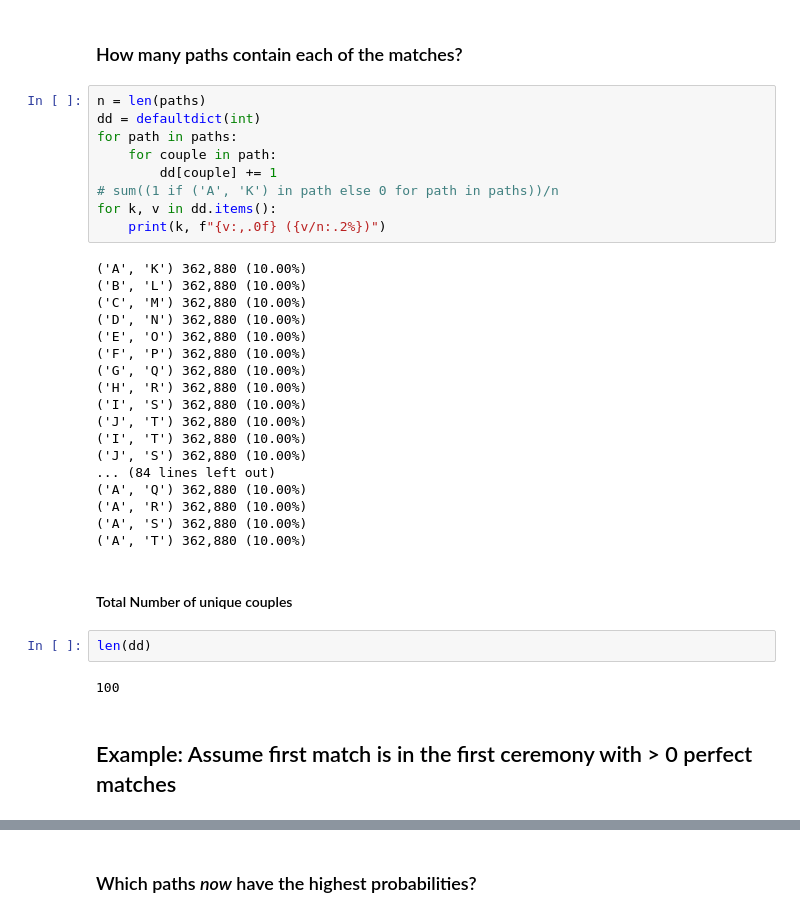
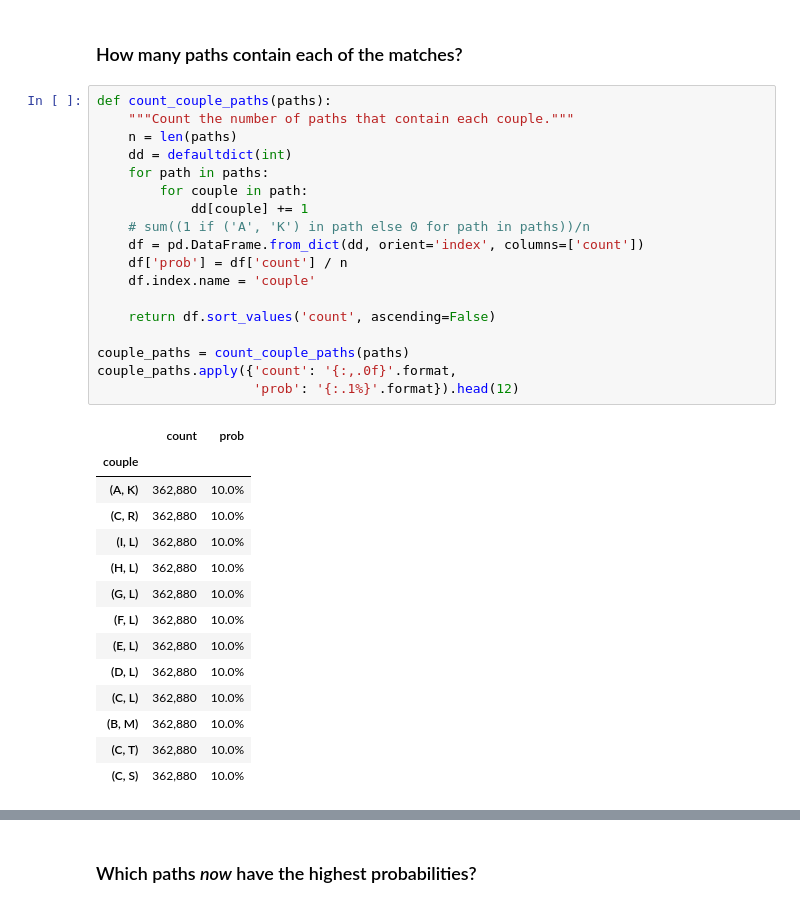
Before and after one commit to dgoodman1/are_you_the_one, a Jupyter notebook: Are You the One Modeling.ipynb, the cells around one changed output, grey strips where cells are left out. Drawn from its saved outputs; the diff is of its cells as text.

```diff
--- a/Are You the One Modeling.ipynb
+++ b/Are You the One Modeling.ipynb
@@ -79,37 +79,35 @@ First 10 paths:
 # %% [markdown]
 ### How many paths contain each of the matches?
 # %%
-n = len(paths)
-dd = defaultdict(int)
-for path in paths:
-    for couple in path:
-        dd[couple] += 1
-# sum((1 if ('A', 'K') in path else 0 for path in paths))/n
-for k, v in dd.items():
-    print(k, f"{v:,.0f} ({v/n:.2%})")
+def count_couple_paths(paths):
+    """Count the number of paths that contain each couple."""
+    n = len(paths)
+    dd = defaultdict(int)
+    for path in paths:
+        for couple in path:
+            dd[couple] += 1
+    # sum((1 if ('A', 'K') in path else 0 for path in paths))/n
+    df = pd.DataFrame.from_dict(dd, orient='index', columns=['count'])
+    df['prob'] = df['count'] / n
+    df.index.name = 'couple'
+
+    return df.sort_values('count', ascending=False)
+
+couple_paths = count_couple_paths(paths)
+couple_paths.apply({'count': '{:,.0f}'.format,
+                    'prob': '{:.1%}'.format}).head(12)
 # %% [output]
-('A', 'K') 362,880 (10.00%)
-('B', 'L') 362,880 (10.00%)
-('C', 'M') 362,880 (10.00%)
-('D', 'N') 362,880 (10.00%)
-('E', 'O') 362,880 (10.00%)
-('F', 'P') 362,880 (10.00%)
-('G', 'Q') 362,880 (10.00%)
-('H', 'R') 362,880 (10.00%)
-('I', 'S') 362,880 (10.00%)
-('J', 'T') 362,880 (10.00%)
-('I', 'T') 362,880 (10.00%)
-('J', 'S') 362,880 (10.00%)
-... (84 lines left out)
-('A', 'Q') 362,880 (10.00%)
-('A', 'R') 362,880 (10.00%)
-('A', 'S') 362,880 (10.00%)
-('A', 'T') 362,880 (10.00%)
+|  | count | prob |
+| couple |  |  |
+| (A, K) | 362,880 | 10.0% |
+| (C, R) | 362,880 | 10.0% |
+| (I, L) | 362,880 | 10.0% |
+| (H, L) | 362,880 | 10.0% |
+| (G, L) | 362,880 | 10.0% |
+| (F, L) | 362,880 | 10.0% |
+| (E, L) | 362,880 | 10.0% |
+| (D, L) | 362,880 | 10.0% |
+| (C, L) | 362,880 | 10.0% |
+| (B, M) | 362,880 | 10.0% |
+| (C, T) | 362,880 | 10.0% |
+| (C, S) | 362,880 | 10.0% |
-# %% [markdown]
-#### Total Number of unique couples
-# %%
-len(dd)
-# %% [output]
-100
-# %% [markdown]
-## Example: Assume first match is in the first ceremony with > 0 perfect matches
```
Also changed, not shown: parts of 15 cells of this notebook.
